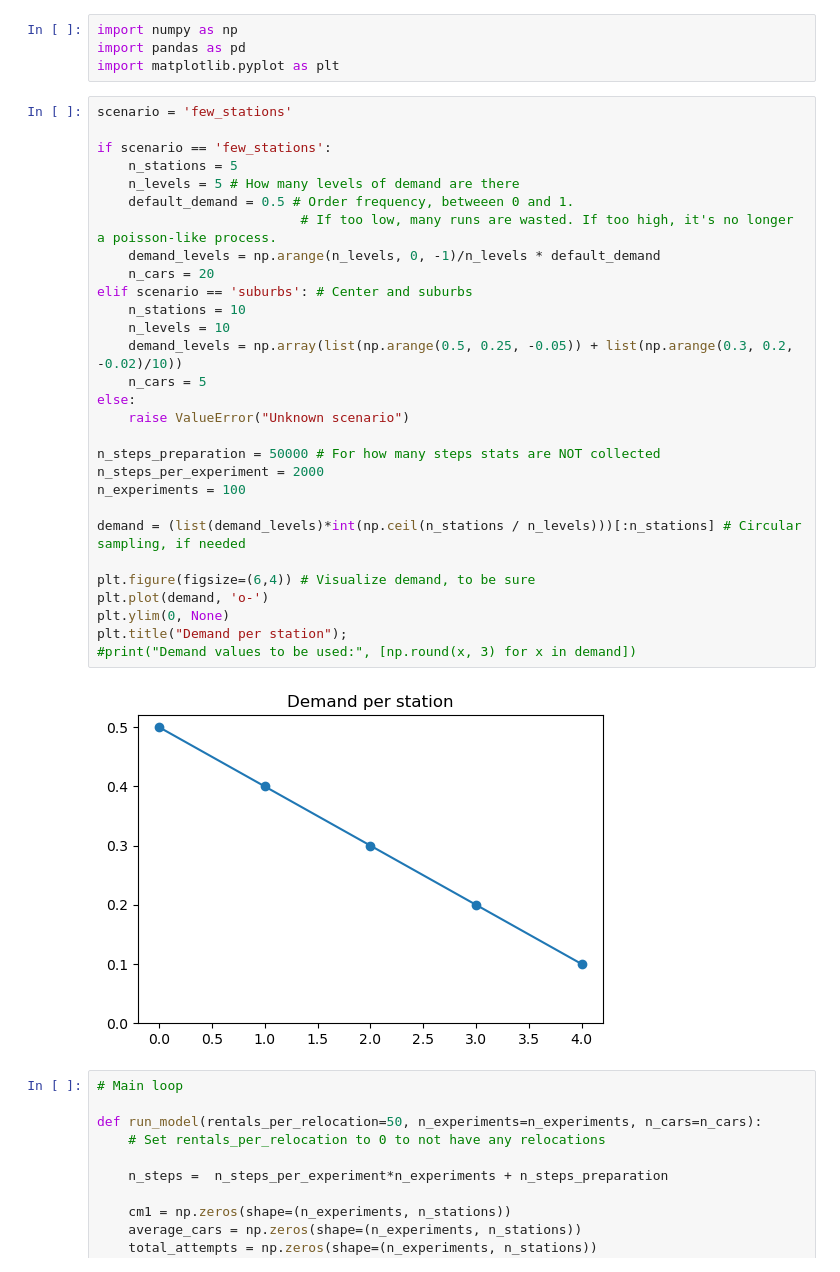
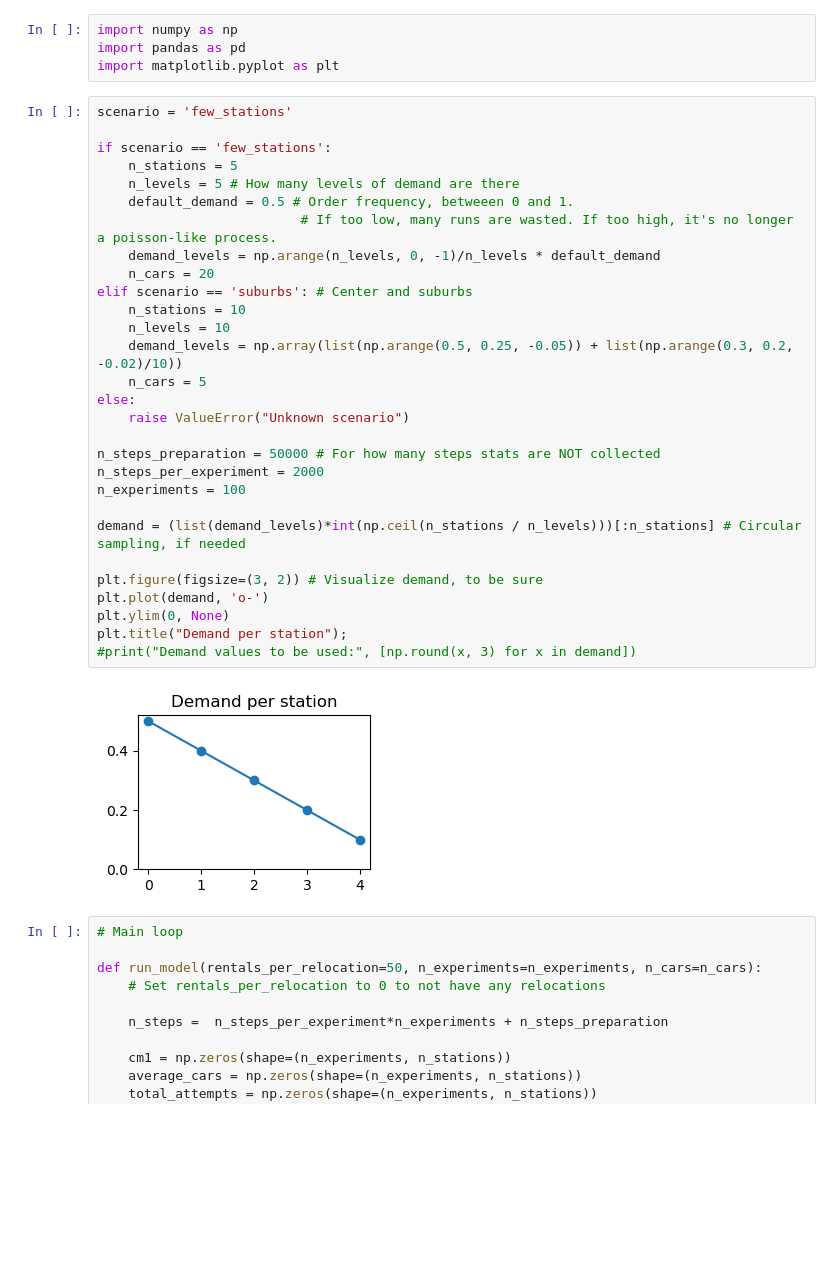
Before and after one commit to khakhalin/carsharing101, a Jupyter notebook: scripts/02relos_02stations.ipynb, the cells around one changed output. Cells and saved outputs as stored; diff of their text form; blank space fills up the shorter version.

```diff
--- a/scripts/02relos_02stations.ipynb
+++ b/scripts/02relos_02stations.ipynb
@@ -7,34 +7,34 @@ import matplotlib.pyplot as plt
 # %%
 scenario = 'few_stations'
 
 if scenario == 'few_stations':
     n_stations = 5
     n_levels = 5 # How many levels of demand are there
     default_demand = 0.5 # Order frequency, betweeen 0 and 1.
                           # If too low, many runs are wasted. If too high, it's no longer a poisson-like process.
     demand_levels = np.arange(n_levels, 0, -1)/n_levels * default_demand
     n_cars = 20
 elif scenario == 'suburbs': # Center and suburbs
     n_stations = 10
     n_levels = 10
     demand_levels = np.array(list(np.arange(0.5, 0.25, -0.05)) + list(np.arange(0.3, 0.2, -0.02)/10))
     n_cars = 5
 else:
     raise ValueError("Unknown scenario")
 
 n_steps_preparation = 50000 # For how many steps stats are NOT collected
 n_steps_per_experiment = 2000
 n_experiments = 100
 
 demand = (list(demand_levels)*int(np.ceil(n_stations / n_levels)))[:n_stations] # Circular sampling, if needed
 
-plt.figure(figsize=(6,4)) # Visualize demand, to be sure
+plt.figure(figsize=(3, 2)) # Visualize demand, to be sure
 plt.plot(demand, 'o-')
 plt.ylim(0, None)
 plt.title("Demand per station");
 #print("Demand values to be used:", [np.round(x, 3) for x in demand])
 # %% [output]
-[figure, old version]
+[figure, new version]
 # %%
 # Main loop
 
```
Also changed, not shown: 4 other files.
